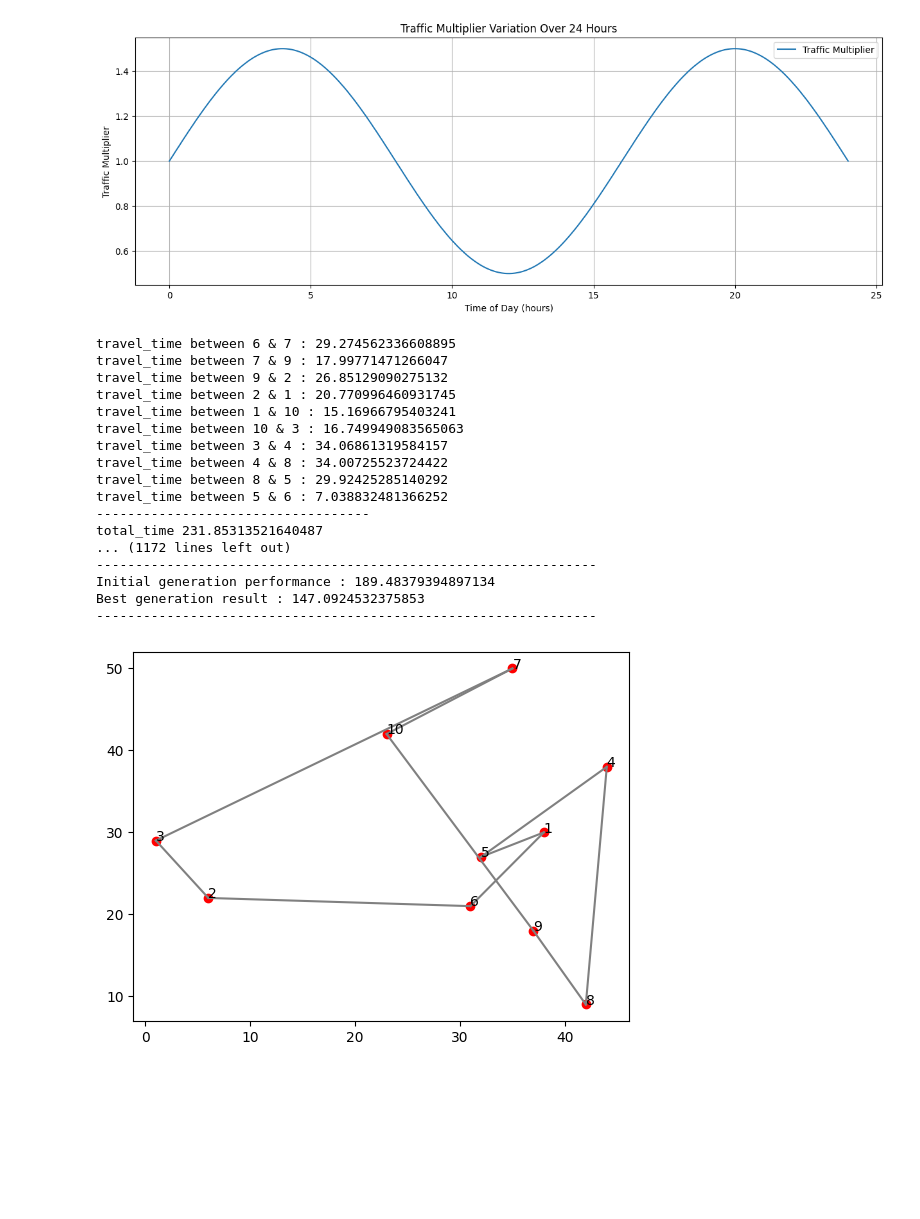
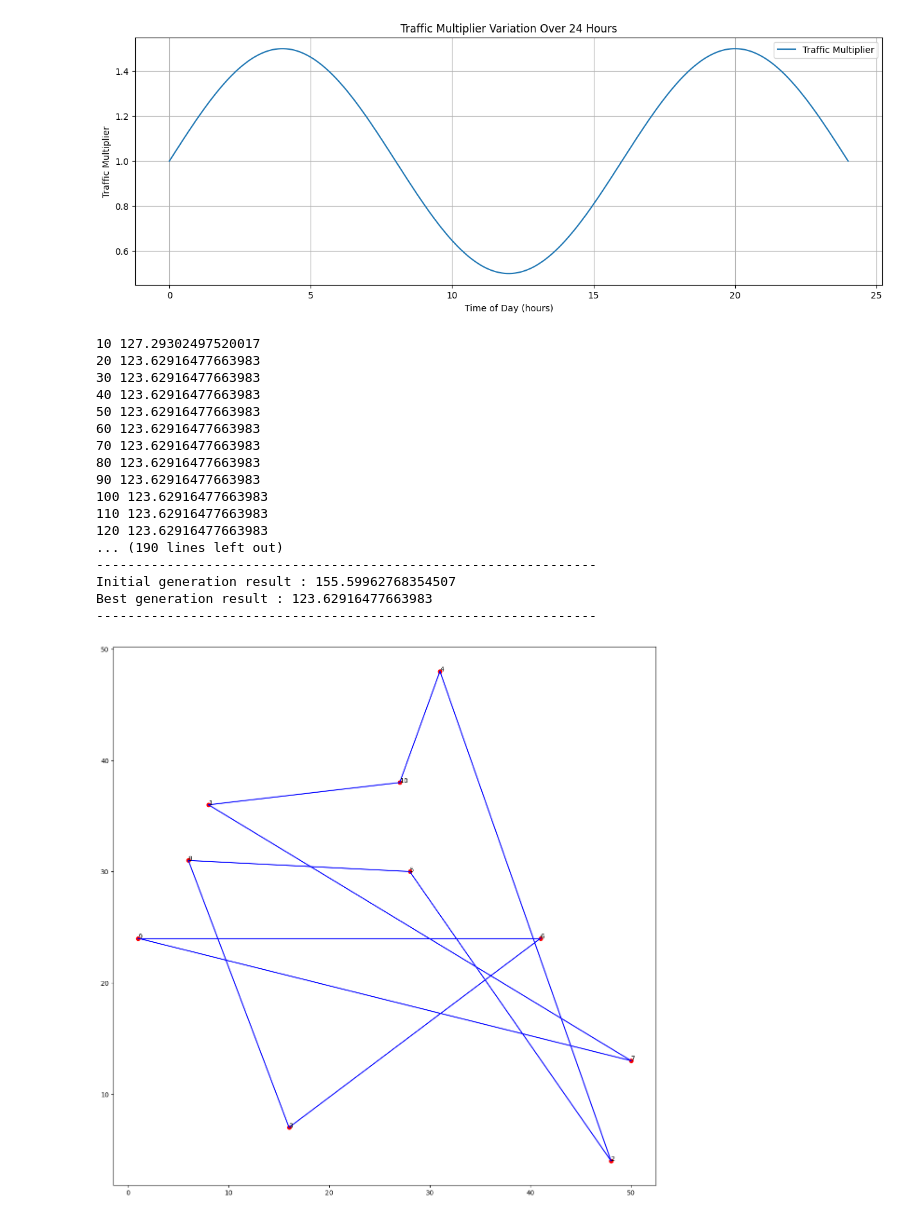
Before and after one commit to D33el/TSP-CESI-A3, a Jupyter notebook: livrable_final_G2.ipynb, the cells around one changed output. Cells and saved outputs as stored; diff of their text form; code cells hidden in the pictures; blank space fills up the shorter version.

Commit message:
quelques prints

```diff
--- a/livrable_final_G2.ipynb
+++ b/livrable_final_G2.ipynb
@@ -83,19 +92,19 @@ def calculate_travel_time(cityA, cityB, time):
     base_distance = math.sqrt(
         math.pow(cityB[1] - cityA[1], 2) + math.pow(cityB[2] - cityA[2], 2)
     )
-    # Simulate traffic variation with a sine function (you can adjust the parameters as needed)
+    # Simulate traffic variation with a sine function
     traffic_multiplier = 1 + 0.5 * np.sin(
         time / 24 * 3 * np.pi
     )
     travel_time = base_distance * traffic_multiplier
-    print(f"travel_time between {cityA[0]} & {cityB[0]} : {travel_time}")
+    # print(f"travel_time between {cityA[0]} & {cityB[0]} : {travel_time}")
     return travel_time
 
 
 # Function to calculate the total distance of the path
 def calculate_total_time(cities):
     total_time = 0
-    current_time = 0  # Start time, adjust if necessary
+    current_time = 0
     for i in range(len(cities) - 1):
         cityA = cities[i]
         cityB = cities[i + 1]
@@ -109,9 +118,9 @@ def calculate_total_time(cities):
     cityB = cities[-1]
     travel_time = calculate_travel_time(cityB, cityA, current_time)
     total_time += travel_time
-    print("-----------------------------------")
-    print(f"total_time {total_time}")
-    print("-----------------------------------")
+    # print("-----------------------------------")
+    # print(f"total_time {total_time}")
+    # print("-----------------------------------")
     return total_time
 
 
@@ -126,7 +135,6 @@ def select_population(cities, size):
         # Append the path and its total time to the population
         population.append([total_time, c])
     fittest = sorted(population)[0]
-    print()
     return population, fittest
 
 
@@ -191,10 +199,10 @@ def genetic_algorithm(
             )
         population = new_population
         gen_number += 1
-        print(f"Population gen {gen_number} : ", population)
+        # print(f"Population gen {gen_number} : ", population)
         # Print the best distance every 10 generations
         if gen_number % 10 == 0:
-            print(gen_number, sorted(population)[0][0])
+          print(gen_number, sorted(population)[0][0])
     answer = sorted(population)[0]
     print("Answer : ", answer)
     return answer
@@ -202,6 +210,7 @@ def genetic_algorithm(
 
 # Function to draw the cities and the best path found
 def drawMap(city, answer):
+    plt.figure(figsize=(15,15))
     for j in city:
         # Plot each city
         plt.plot(j[1], j[2], "ro")
@@ -211,57 +220,57 @@ def drawMap(city, answer):
             first = answer[1][i]
             second = answer[1][i + 1]
             # Draw the path between cities
-            plt.plot([first[1], second[1]], [first[2], second[2]], "gray")
+            plt.plot([first[1], second[1]], [first[2], second[2]], "blue")
         except:
             continue
     # Draw the path back to the start to complete the loop
     first = answer[1][0]
     second = answer[1][-1]
-    plt.plot([first[1], second[1]], [first[2], second[2]], "gray")
+    plt.plot([first[1], second[1]], [first[2], second[2]], "blue")
     plt.show()
 
 
 def main():
-    GENERATIONS_NUMBER = 10
-    POPULATION_SIZE = 10
-    TOURNAMENT_SELECTION_SIZE = 2
-    MUTATION_RATE = 0.10
-    CROSSOVER_RATE = 0.80
+    GENERATIONS_NUMBER = 2000
+    POPULATION_SIZE = 3000
+    TOURNAMENT_SELECTION_SIZE = 5
+    MUTATION_RATE = 0.5
+    CROSSOVER_RATE = 0.5
     cities = get_city()
     # Select the initial population and the fittest individual
     firstPopulation, firstFittest = select_population(cities, POPULATION_SIZE)
     answer = genetic_algorithm(
         firstPopulation,
         len(cities),
         GENERATIONS_NUMBER,
         TOURNAMENT_SELECTION_SIZE,
         MUTATION_RATE,
         CROSSOVER_RATE,
     )
     print("\n----------------------------------------------------------------")
-    print("Initial generation performance : " + str(firstFittest[0]))
+    print("Initial generation result : " + str(firstFittest[0]))
     print("Best generation result : " + str(answer[0]))
     print("----------------------------------------------------------------\n")
     drawMap(cities, answer)
 
 
 main()
 # %% [output]
-travel_time between 6 & 7 : 29.274562336608895
-travel_time between 7 & 9 : 17.99771471266047
-travel_time between 9 & 2 : 26.85129090275132
-travel_time between 2 & 1 : 20.770996460931745
-travel_time between 1 & 10 : 15.16966795403241
-travel_time between 10 & 3 : 16.749949083565063
-travel_time between 3 & 4 : 34.06861319584157
-travel_time between 4 & 8 : 34.00725523724422
-travel_time between 8 & 5 : 29.92425285140292
-travel_time between 5 & 6 : 7.038832481366252
------------------------------------
-total_time 231.85313521640487
-... (1172 lines left out)
+10 127.29302497520017
+20 123.62916477663983
+30 123.62916477663983
+40 123.62916477663983
+50 123.62916477663983
+60 123.62916477663983
+70 123.62916477663983
+80 123.62916477663983
+90 123.62916477663983
+100 123.62916477663983
+110 123.62916477663983
+120 123.62916477663983
+... (190 lines left out)
 ----------------------------------------------------------------
-Initial generation performance : 189.48379394897134
-Best generation result : 147.0924532375853
+Initial generation result : 155.59962768354507
+Best generation result : 123.62916477663983
 ----------------------------------------------------------------
-[figure, old version]
+[figure, new version]
```
Also changed, not shown: parts of 1 cell of this notebook, 1 other file.
